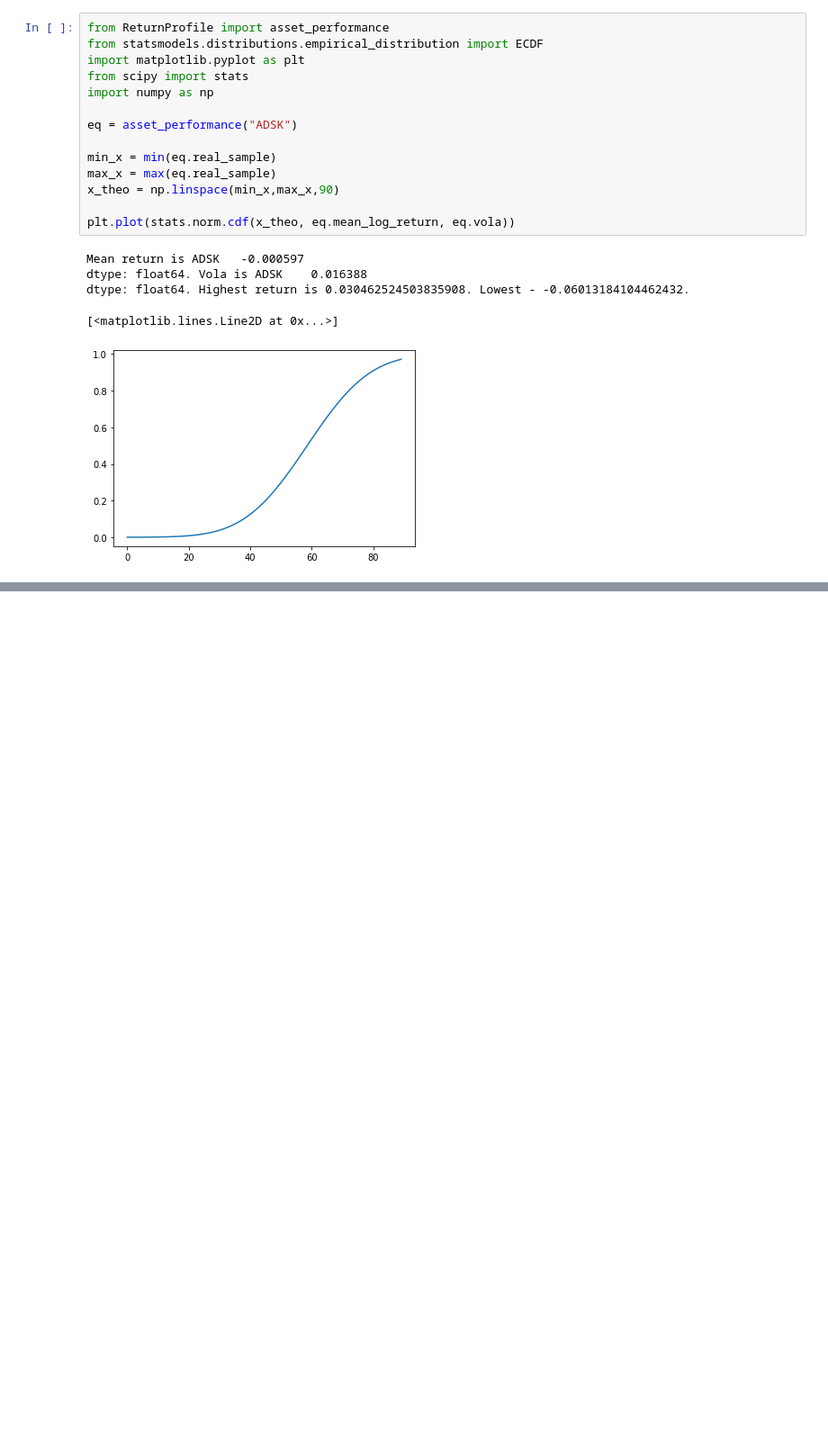
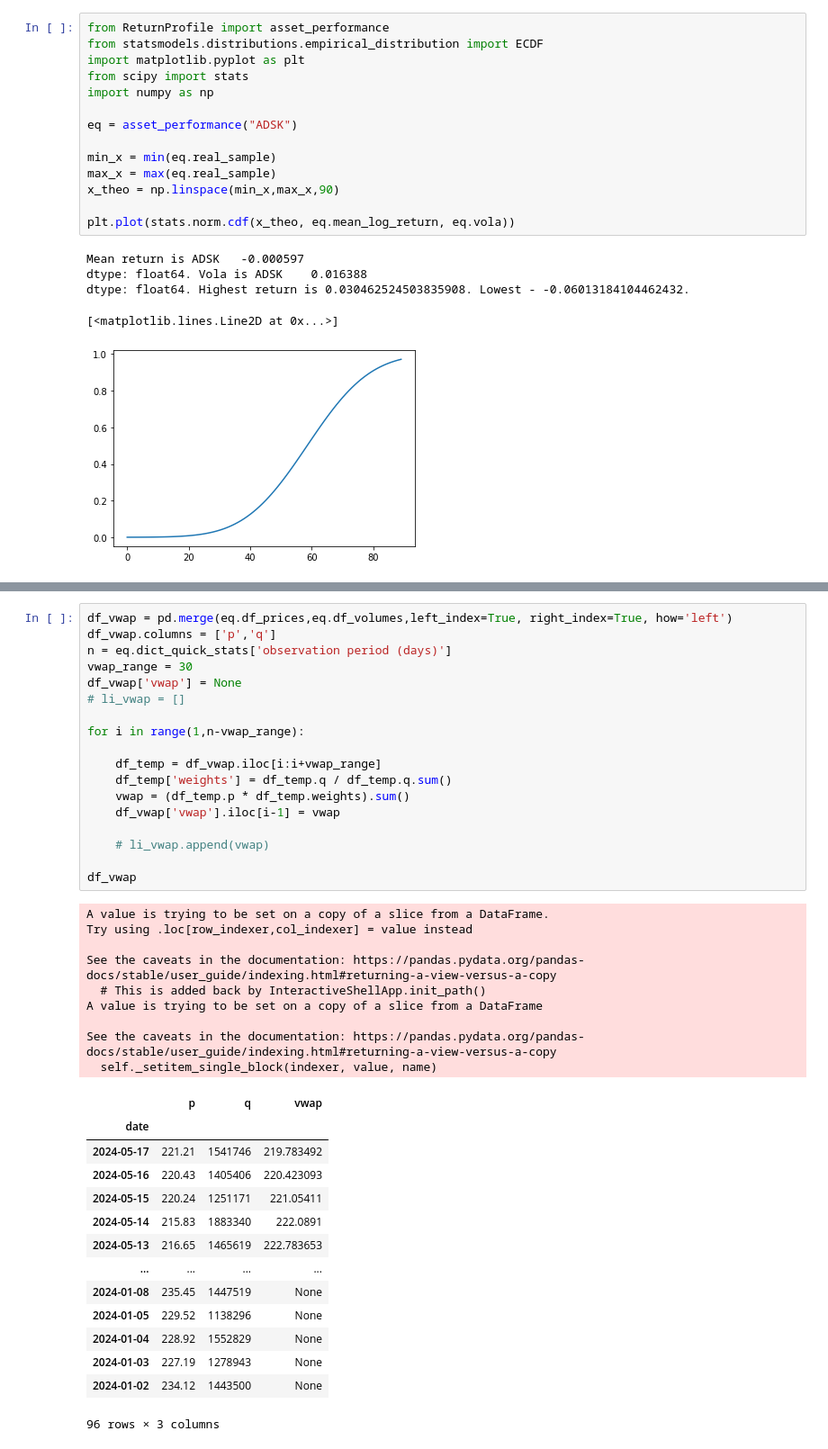
Before and after one commit to sleepper/investmentstrategies, a Jupyter notebook: Step by Step API.ipynb, the cells around one changed output, grey strips where cells are left out. Shown at 90% size. Drawn from its saved outputs; the diff is of its cells as text; blank space fills up the shorter version.

Commit message:
Added vwap

```diff
--- a/Step by Step API.ipynb
+++ b/Step by Step API.ipynb
@@ -329,0 +321,42 @@ ValueError: Data must be 1-dimensional
+# %%
+df_vwap = pd.merge(eq.df_prices,eq.df_volumes,left_index=True, right_index=True, how='left')
+df_vwap.columns = ['p','q']
+n = eq.dict_quick_stats['observation period (days)']
+vwap_range = 30
+df_vwap['vwap'] = None
+# li_vwap = []
+
+for i in range(1,n-vwap_range):
+
+    df_temp = df_vwap.iloc[i:i+vwap_range]
+    df_temp['weights'] = df_temp.q / df_temp.q.sum()
+    vwap = (df_temp.p * df_temp.weights).sum()
+    df_vwap['vwap'].iloc[i-1] = vwap
+
+    # li_vwap.append(vwap)
+
+df_vwap
+# %% [output]
+A value is trying to be set on a copy of a slice from a DataFrame.
+Try using .loc[row_indexer,col_indexer] = value instead
+
+See the caveats in the documentation: https://pandas.pydata.org/pandas-docs/stable/user_guide/indexing.html#returning-a-view-versus-a-copy
+  # This is added back by InteractiveShellApp.init_path()
+A value is trying to be set on a copy of a slice from a DataFrame
+
+See the caveats in the documentation: https://pandas.pydata.org/pandas-docs/stable/user_guide/indexing.html#returning-a-view-versus-a-copy
+  self._setitem_single_block(indexer, value, name)
+|  | p | q | vwap |
+| date |  |  |  |
+| 2024-05-17 | 221.21 | 1541746 | 219.783492 |
+| 2024-05-16 | 220.43 | 1405406 | 220.423093 |
+| 2024-05-15 | 220.24 | 1251171 | 221.05411 |
+| 2024-05-14 | 215.83 | 1883340 | 222.0891 |
+| 2024-05-13 | 216.65 | 1465619 | 222.783653 |
+| ... | ... | ... | ... |
+| 2024-01-08 | 235.45 | 1447519 | None |
+| 2024-01-05 | 229.52 | 1138296 | None |
+| 2024-01-04 | 228.92 | 1552829 | None |
+| 2024-01-03 | 227.19 | 1278943 | None |
+| 2024-01-02 | 234.12 | 1443500 | None |
+96 rows × 3 columns
```
Also changed, not shown: parts of 3 cells of this notebook, 3 other files.
